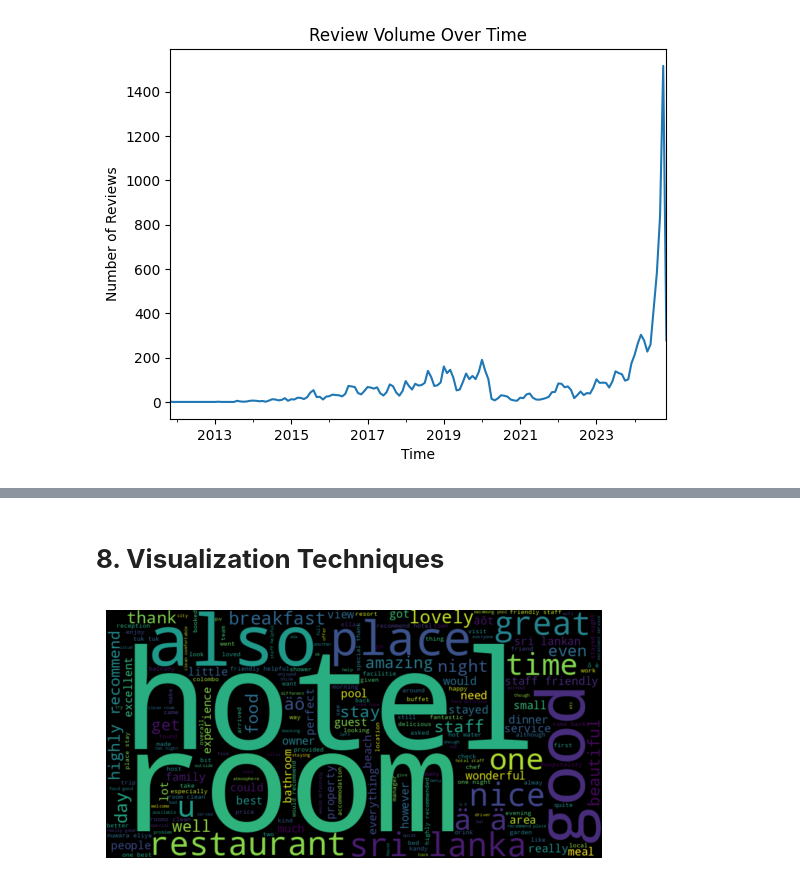
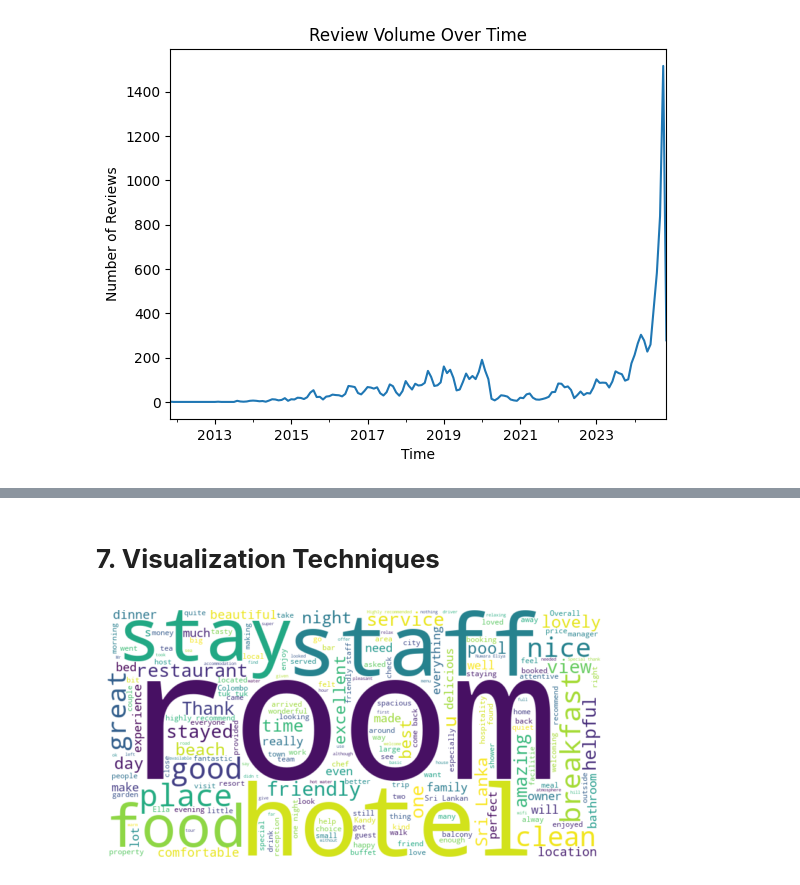
Before and after one commit to NotMishaal/TripAdvisor-Review-CW, a Jupyter notebook: task_1/EDA_techniques_on_raw_data.ipynb, the cells around one changed output, grey strips where cells are left out. Cells and saved outputs as stored; diff of their text form; code cells hidden in the pictures.

```diff
--- a/task_1/EDA_techniques_on_raw_data.ipynb
+++ b/task_1/EDA_techniques_on_raw_data.ipynb
@@ -211,12 +180,11 @@ max        121.220000
 Name: readability_score, dtype: float64
 # %% [markdown]
-# **8. Visualization Techniques**
+# **7. Visualization Techniques**
 # %%
-from wordcloud import WordCloud
-
-wordcloud = WordCloud(width=800, height=400, stopwords=stop_words).generate(' '.join(filtered_words))
+#Visualize the most common words in the dataset
+wordcloud = WordCloud(width=800, height=400, background_color='white').generate(' '.join(df['review_text'].fillna('')))
 plt.imshow(wordcloud, interpolation='bilinear')
 plt.axis('off')
 plt.show()
 # %% [output]
-[figure, old version]
+[figure, new version]
```
Also changed, not shown: parts of 12 cells of this notebook.
